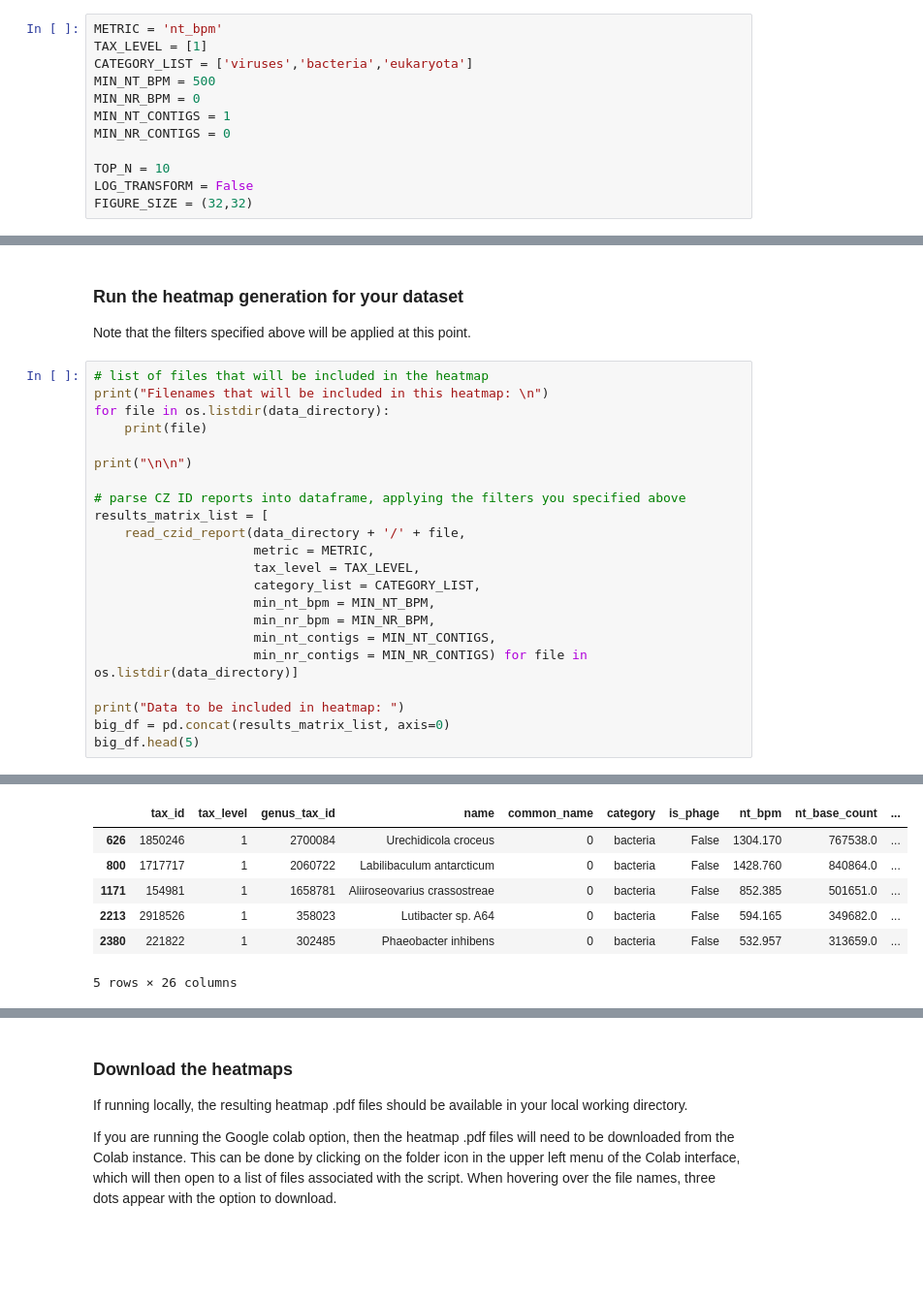
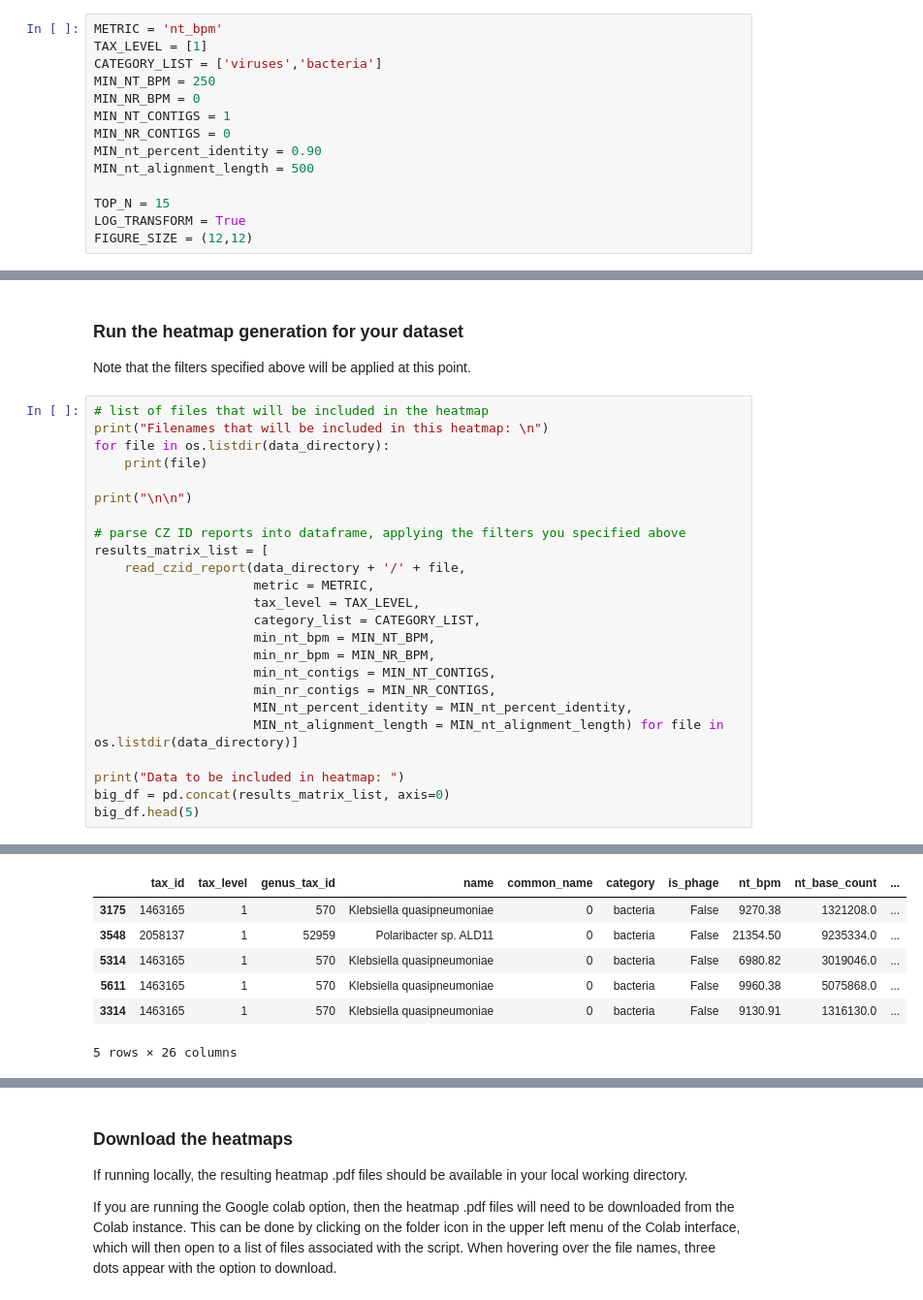
Before and after one commit to timregan/article-resources, a Jupyter notebook: Make_Nanopore_Heatmap.ipynb, the cells around one changed output, grey strips where cells are left out. Shown: that part at 97% size. Drawn from its saved outputs; the diff is of its cells as text; blank space fills up the shorter version.

```diff
--- a/Make_Nanopore_Heatmap.ipynb
+++ b/Make_Nanopore_Heatmap.ipynb
@@ -104,15 +107,17 @@ Metrics that affect the final data displayed in the heatmap:
 # %%
 METRIC = 'nt_bpm'
 TAX_LEVEL = [1]
-CATEGORY_LIST = ['viruses','bacteria','eukaryota']
-MIN_NT_BPM = 500
+CATEGORY_LIST = ['viruses','bacteria']
+MIN_NT_BPM = 250
 MIN_NR_BPM = 0
 MIN_NT_CONTIGS = 1
 MIN_NR_CONTIGS = 0
+MIN_nt_percent_identity = 0.90
+MIN_nt_alignment_length	= 500
 
-TOP_N = 10
-LOG_TRANSFORM = False
-FIGURE_SIZE = (32,32)
+TOP_N = 15
+LOG_TRANSFORM = True
+FIGURE_SIZE = (12,12)
 # %% [markdown]
 ### Define the functions for reading CZ ID data and generating the heatmap
 
@@ -210,7 +259,9 @@ results_matrix_list = [
                      min_nt_bpm = MIN_NT_BPM,
                      min_nr_bpm = MIN_NR_BPM,
                      min_nt_contigs = MIN_NT_CONTIGS,
-                     min_nr_contigs = MIN_NR_CONTIGS) for file in os.listdir(data_directory)]
+                     min_nr_contigs = MIN_NR_CONTIGS,
+                     MIN_nt_percent_identity = MIN_nt_percent_identity,
+                     MIN_nt_alignment_length = MIN_nt_alignment_length) for file in os.listdir(data_directory)]
 
 print("Data to be included in heatmap: ")
 big_df = pd.concat(results_matrix_list, axis=0)
@@ -232,13 +284,13 @@ Fi_769008_taxon_report.csv
 
 
 
 Data to be included in heatmap:
 |  | tax_id | tax_level | genus_tax_id | name | common_name | category | is_phage | nt_bpm | nt_base_count | ... |
-| 626 | 1850246 | 1 | 2700084 | Urechidicola croceus | 0 | bacteria | False | 1304.170 | 767538.0 | ... |
-| 800 | 1717717 | 1 | 2060722 | Labilibaculum antarcticum | 0 | bacteria | False | 1428.760 | 840864.0 | ... |
-| 1171 | 154981 | 1 | 1658781 | Aliiroseovarius crassostreae | 0 | bacteria | False | 852.385 | 501651.0 | ... |
-| 2213 | 2918526 | 1 | 358023 | Lutibacter sp. A64 | 0 | bacteria | False | 594.165 | 349682.0 | ... |
-| 2380 | 221822 | 1 | 302485 | Phaeobacter inhibens | 0 | bacteria | False | 532.957 | 313659.0 | ... |
+| 3175 | 1463165 | 1 | 570 | Klebsiella quasipneumoniae | 0 | bacteria | False | 9270.38 | 1321208.0 | ... |
+| 3548 | 2058137 | 1 | 52959 | Polaribacter sp. ALD11 | 0 | bacteria | False | 21354.50 | 9235334.0 | ... |
+| 5314 | 1463165 | 1 | 570 | Klebsiella quasipneumoniae | 0 | bacteria | False | 6980.82 | 3019046.0 | ... |
+| 5611 | 1463165 | 1 | 570 | Klebsiella quasipneumoniae | 0 | bacteria | False | 9960.38 | 5075868.0 | ... |
+| 3314 | 1463165 | 1 | 570 | Klebsiella quasipneumoniae | 0 | bacteria | False | 9130.91 | 1316130.0 | ... |
 5 rows × 26 columns
 # %%
 plot_czid_heatmap(big_df, plot_value = METRIC, top_n=TOP_N, figure_size=FIGURE_SIZE,
```
Also changed, not shown: parts of 6 cells of this notebook.
